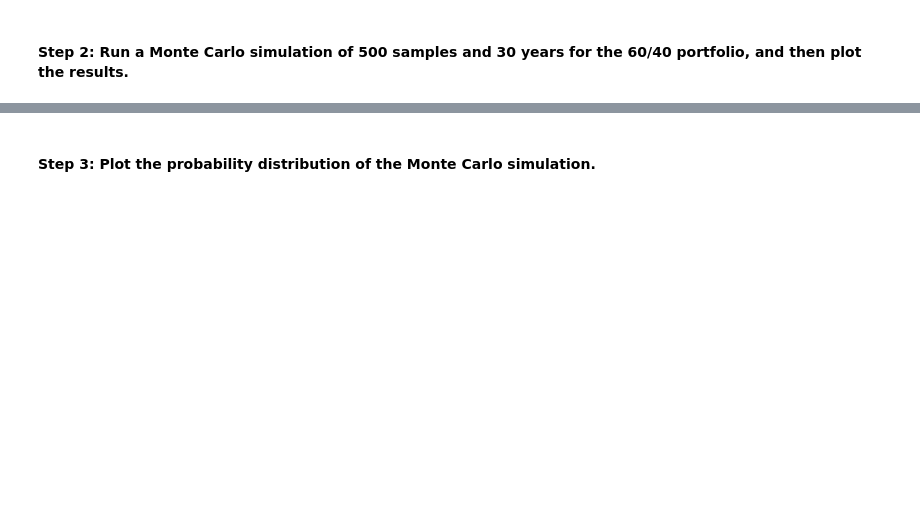
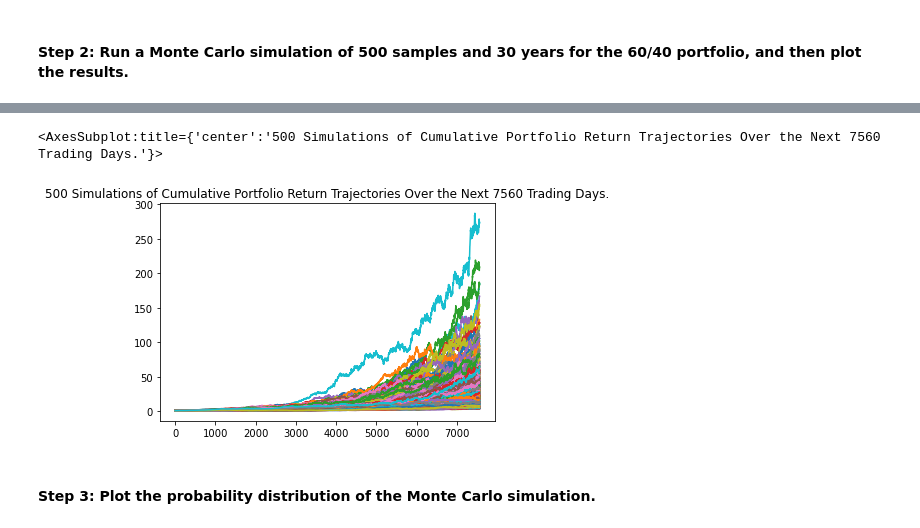
Before and after one commit to woodedlawn/module_5_challenge, a Jupyter notebook: financial_planning_tools.ipynb, the cells around one changed output, grey strips where cells are left out. Drawn from its saved outputs; the diff is of its cells as text; code cells hidden in the pictures; blank space fills up the shorter version.

Commit message:
forecast 30 years cumulative returns on stock/bond portfolio

```diff
--- a/financial_planning_tools.ipynb
+++ b/financial_planning_tools.ipynb
@@ -216,9 +216,9 @@ timeframe = "1D"
 # Set both the start and end date at the date of your prior weekday
 # This will give you the closing price of the previous trading day
 # Alternatively you can use a start and end date of 2020-08-07
-last_trading_day = pd.Timestamp("2021-07-30", tz="America/New_York").isoformat()
-start_date = last_trading_day
-end_date = last_trading_day
+last_trading_day = "2021-07-30"
+start_date = pd.Timestamp(last_trading_day, tz="America/New_York").isoformat()
+end_date = pd.Timestamp(last_trading_day, tz="America/New_York").isoformat()
 start_date, end_date
 # %% [output]
 ('2021-07-30T00:00:00-04:00', '2021-07-30T00:00:00-04:00')
@@ -420,8 +420,10 @@ In this section, you’ll use the MCForecastTools library to create a Monte Carl
 # %%
 # Set start and end dates of 3 years back from your current date
 # Alternatively, you can use an end date of 2020-08-07 and work 3 years back from that date
-# YOUR CODE HERE
-# YOUR CODE HERE
+three_years_back_date = pd.to_datetime(last_trading_day) - pd.DateOffset(years=3)
+start_date = pd.Timestamp(three_years_back_date, tz="America/New_York").isoformat()
+end_date = end_date
+print(start_date, end_date)
 
 # Set number of rows to 1000 to retrieve the maximum amount of rows
-# YOUR CODE HERE
+num_rows = 1000
@@ -431,8 +435,15 @@ In this section, you’ll use the MCForecastTools library to create a Monte Carl
 # The start and end dates should be updated with the information set above
 # Remember to add the df property to the end of the call so the response is returned as a DataFrame
 # YOUR CODE HERE
+df_historical_portfolio = alpaca.get_barset(
+    tickers,
+    timeframe,
+    limit=num_rows,
+    start=start_date,
+    end=end_date
+).df
 
 
 # Display both the first and last five rows of the DataFrame
-# YOUR CODE HERE
-# YOUR CODE HERE
+display(df_historical_portfolio.head())
+display(df_historical_portfolio.tail())
@@ -442,7 +470,13 @@ In this section, you’ll use the MCForecastTools library to create a Monte Carl
 # Configure the Monte Carlo simulation to forecast 30 years cumulative returns
 # The weights should be split 40% to AGG and 60% to SPY.
 # Run 500 samples.
-# YOUR CODE HERE
+trading_days = 252
+thirty_year_simulation = MCSimulation(
+    portfolio_data=df_historical_portfolio,
+    weights=[0.40, 0.60],
+    num_simulation=500,
+    num_trading_days=trading_days*30,
+)
 
 # Review the simulation input data
-# YOUR CODE HERE
+thirty_year_simulation.portfolio_data.tail()
@@ -452,7 +527,10 @@ In this section, you’ll use the MCForecastTools library to create a Monte Carl
 # %%
 # Visualize the 30-year Monte Carlo simulation by creating an
 # overlay line plot
-# YOUR CODE HERE
+thirty_year_simulation.plot_simulation()
+# %% [output]
+<AxesSubplot:title={'center':'500 Simulations of Cumulative Portfolio Return Trajectories Over the Next 7560 Trading Days.'}>
+[figure, added]
 # %% [markdown]
 #### Step 3: Plot the probability distribution of the Monte Carlo simulation.
 # %%
```
Also changed, not shown: parts of 8 cells of this notebook.
